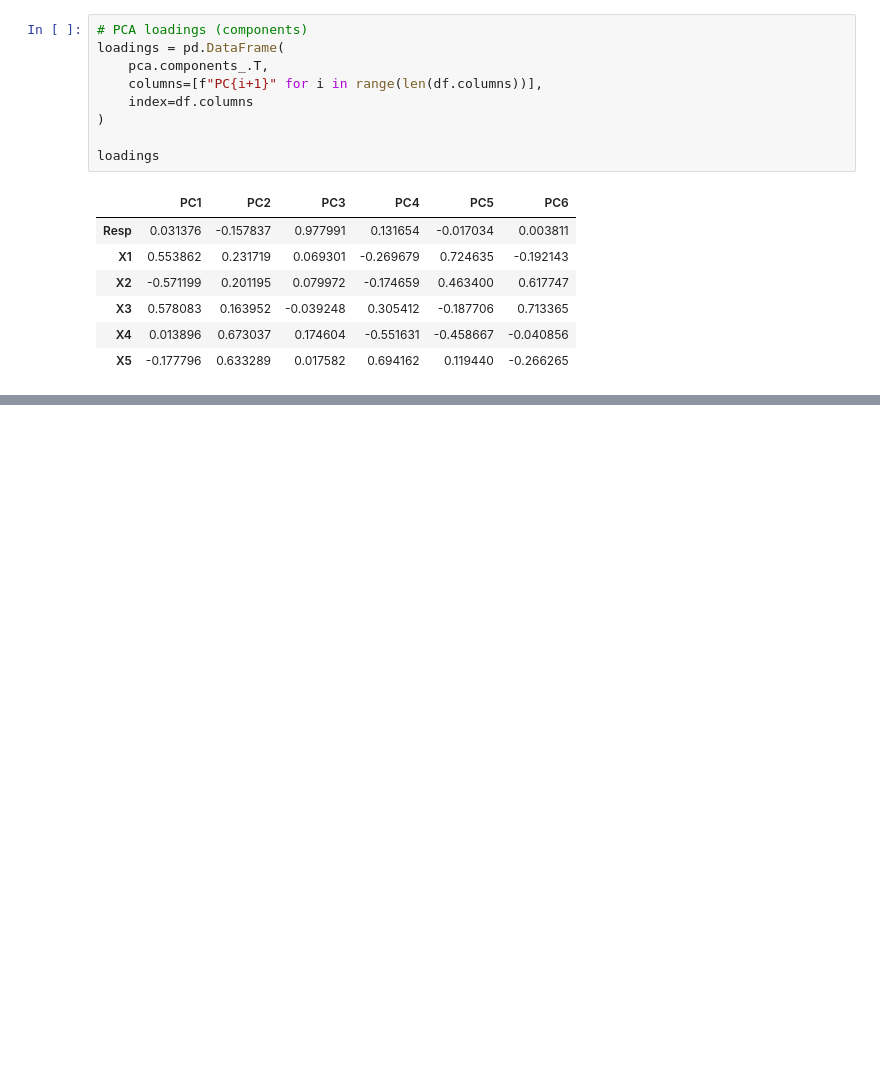
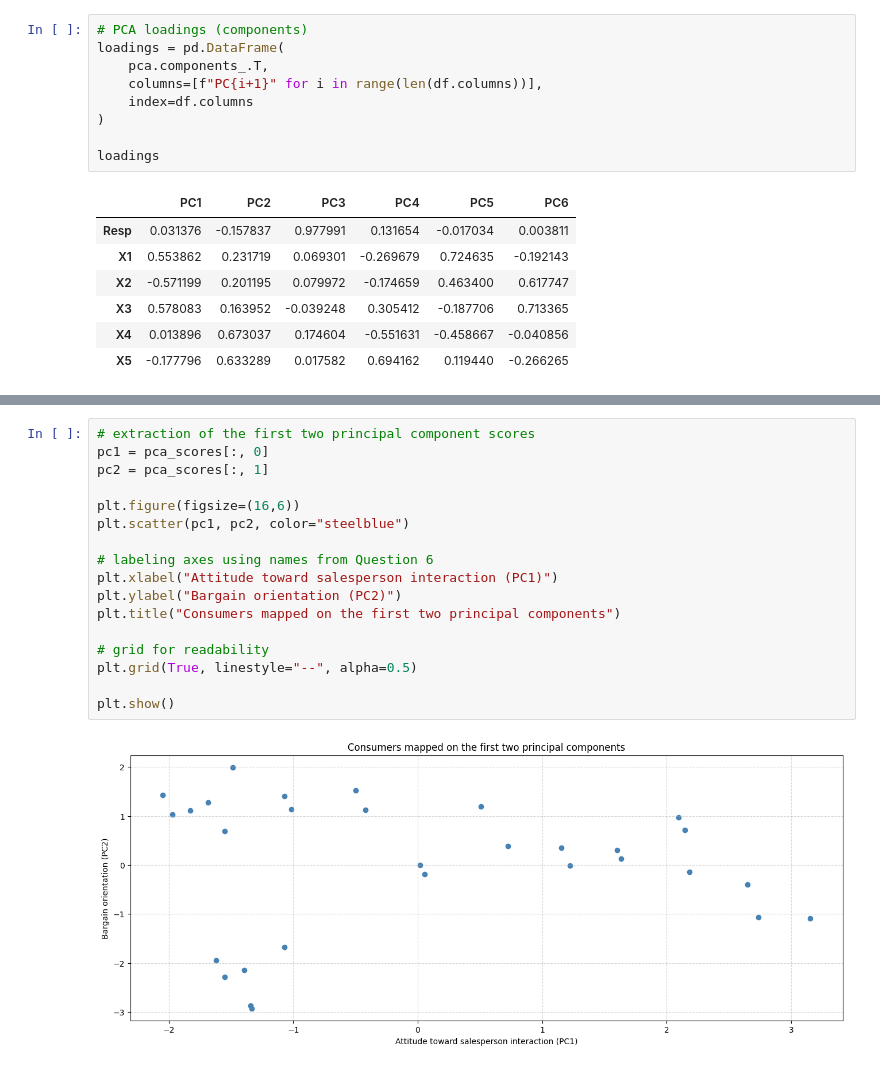
Before and after one commit to CharlotteLeBihan18/Assignment_5, a Jupyter notebook: Assignement.ipynb, the cells around one changed output, grey strips where cells are left out. Saved outputs shown, nothing was run; the diff lists cells and outputs as text; blank space fills up the shorter version.

Commit message:
last questions

```diff
--- a/Assignement.ipynb
+++ b/Assignement.ipynb
@@ -160,0 +164,19 @@ These names come directly from the variables that load most strongly onto each c
+# %%
+# extraction of the first two principal component scores
+pc1 = pca_scores[:, 0]
+pc2 = pca_scores[:, 1]
+
+plt.figure(figsize=(16,6))
+plt.scatter(pc1, pc2, color="steelblue")
+
+# labeling axes using names from Question 6
+plt.xlabel("Attitude toward salesperson interaction (PC1)")
+plt.ylabel("Bargain orientation (PC2)")
+plt.title("Consumers mapped on the first two principal components")
+
+# grid for readability
+plt.grid(True, linestyle="--", alpha=0.5)
+
+plt.show()
+# %% [output]
+[figure, added]
```
Also changed, not shown: parts of 2 cells of this notebook.
